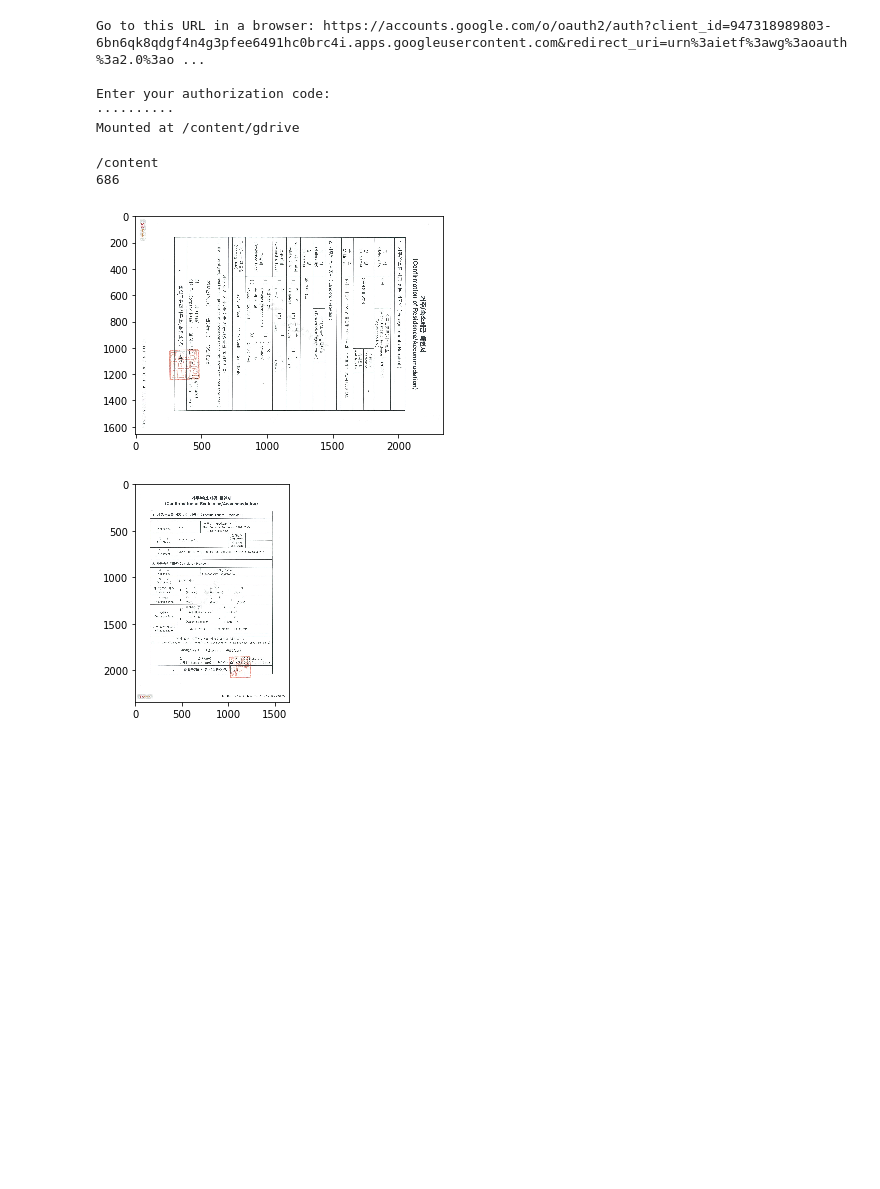
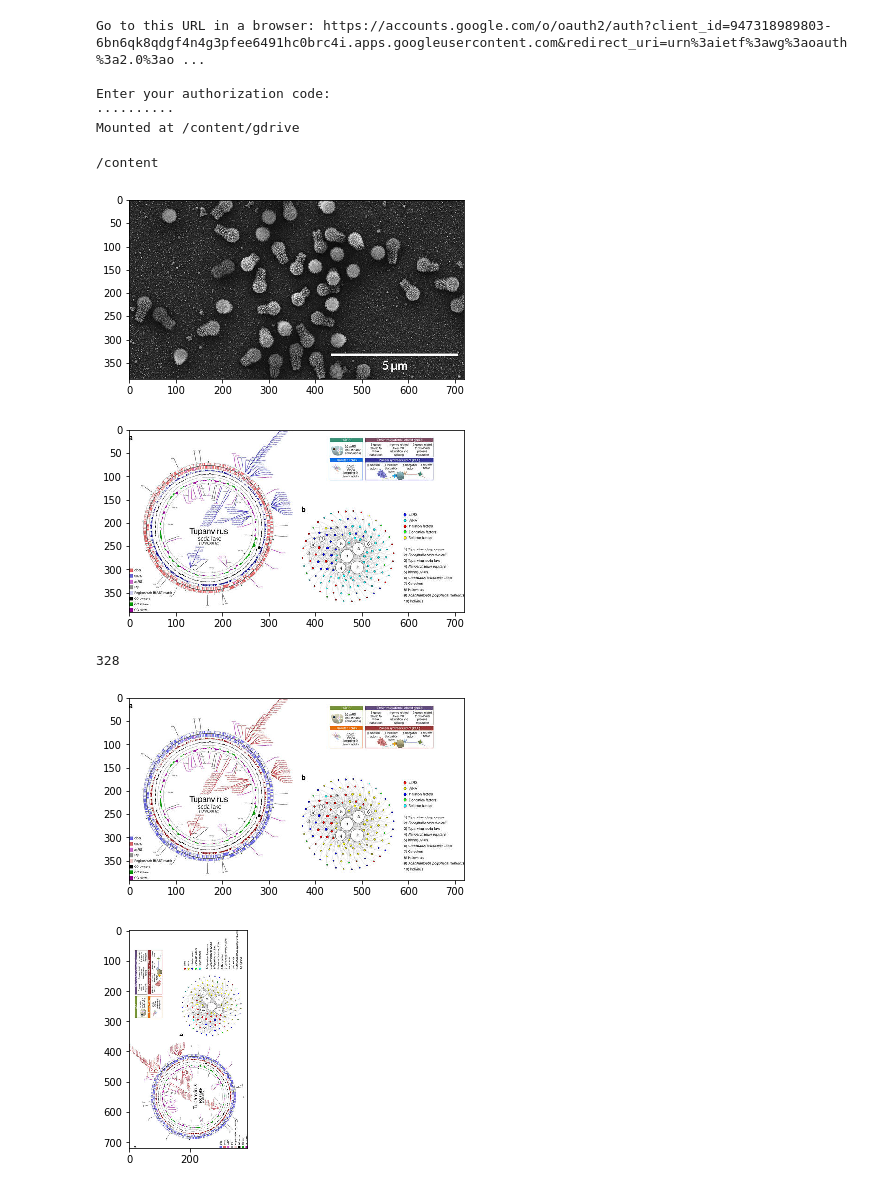
Before and after one commit to sukwonc/first-repo, a Jupyter notebook: ReadingGdrive.ipynb, the cells around one changed output. Cells and saved outputs as stored; diff of their text form; code cells hidden in the pictures; blank space fills up the shorter version.

```diff
--- a/ReadingGdrive.ipynb
+++ b/ReadingGdrive.ipynb
@@ -14,38 +14,46 @@ import os
 import cv2
 import matplotlib.pyplot as plt
 import numpy as np
 
 cwd=os.getcwd()
 print(cwd)
 os.listdir('/content/gdrive/My Drive/Colab Notebooks/')
 
-a=cv2.imread('/content/gdrive/My Drive/Colab Notebooks/Test.jpg')
-b=cv2.imread('./gdrive/My Drive/Colab Notebooks/Test.jpg')
+a=cv2.imread('/content/gdrive/My Drive/Colab Notebooks/image/IMG_0007.JPG')
+b=cv2.imread('./gdrive/My Drive/Colab Notebooks/image/IMG_0008.JPG')
+
+plt.imshow(a)
+plt.show()
+
+plt.imshow(b)
+plt.show()
 
 c = cv2.cvtColor(b, cv2.COLOR_BGR2RGB)
 
 height, width, channel = c.shape
 height_T = width
 width_T = height
 delta=width-height
 print(delta)
 M = cv2.getRotationMatrix2D((width/2, height/2+delta/2), 90, 1)
 c_T = cv2.warpAffine(c, M, (width_T, height_T))
 
 delta_T=width_T-height_T
 M_1 = cv2.getRotationMatrix2D((width_T/2, height_T/2+delta_T/2),90,1)
 c_T2 = cv2.warpAffine(c_T, M_1, (width, height))
 
 plt.imshow(c)
 plt.show()
 
 plt.imshow(c_T)
 plt.show()
 # %% [output]
 /content
-686
-[figure, old version]
+[figure, new version]
-[figure, old version]
+[figure, new version]
+328
+[figure, added]
+[figure, added]
 # %%
 def crop_minAreaRect(img, rect):
 
```
Also changed, not shown: parts of 1 cell of this notebook.
